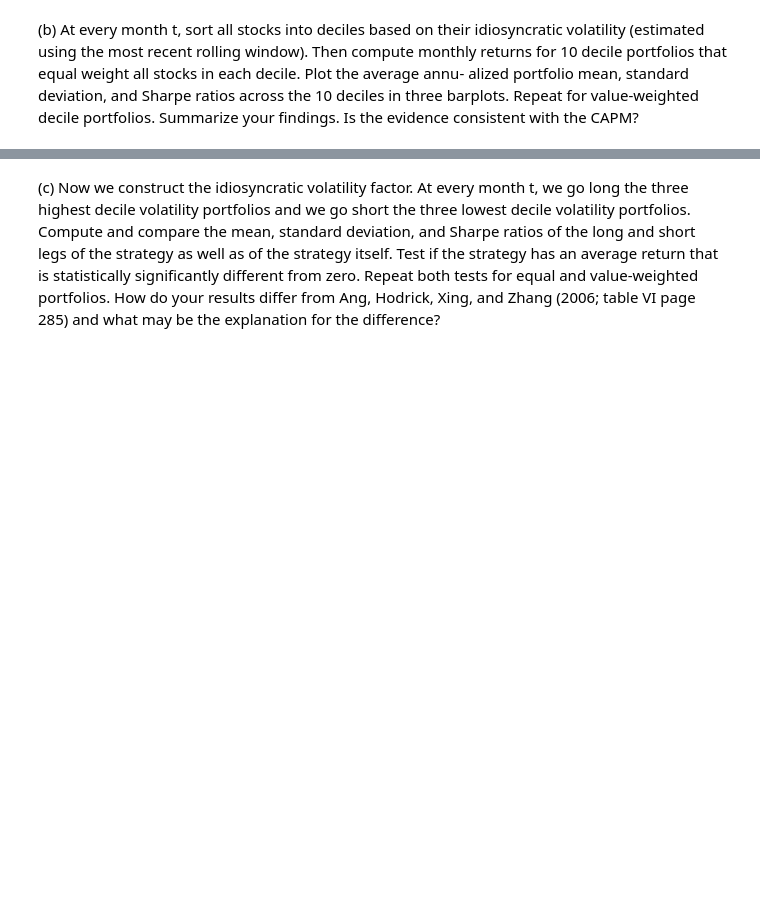
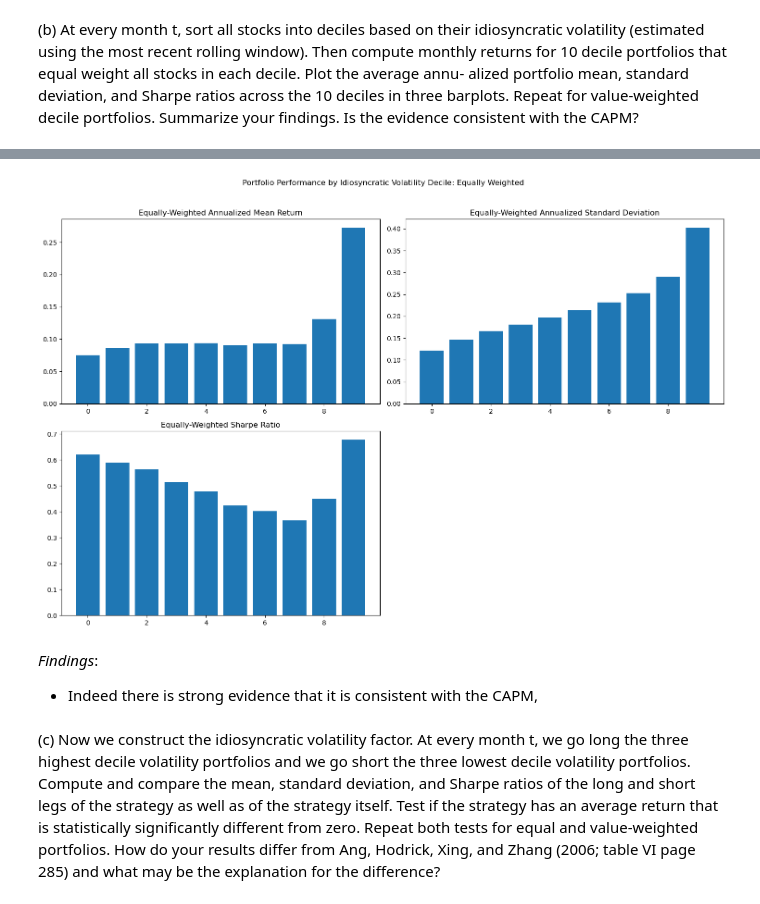
Before and after one commit to Marc-antoineallard74/Investments_project2024, a Jupyter notebook: source/section5.ipynb, the cells around one changed output, grey strips where cells are left out. Saved outputs shown, nothing was run; the diff lists cells and outputs as text; code cells hidden in the pictures; blank space fills up the shorter version.

```diff
--- a/source/section5.ipynb
+++ b/source/section5.ipynb
@@ -43,3 +190,29 @@ Is the evidence consistent with the CAPM?
+# %%
+# Plot decile Equal weighted
+fig, axes = plt.subplots(2, 2, figsize=(15, 10))
+fig.suptitle('Portfolio Performance by Idiosyncratic Volatility Decile: Equally Weighted')
+
+# Equally-Weighted Portfolios
+axes[0, 0].bar(ew_stats.index, ew_stats.apply(lambda x: x[0]))
+axes[0, 0].set_title('Equally-Weighted Annualized Mean Return')
+
+axes[0, 1].bar(ew_stats.index, ew_stats.apply(lambda x: x[1]))
+axes[0, 1].set_title('Equally-Weighted Annualized Standard Deviation')
+
+axes[1, 0].bar(ew_stats.index, ew_stats.apply(lambda x: x[2]))
+axes[1, 0].set_title('Equally-Weighted Sharpe Ratio')
+
+# Hide the fourth subplot
+axes[1, 1].axis('off')
+
+plt.tight_layout(rect=[0, 0, 1, 0.96])
+plt.show()
+# %% [output]
+[figure, added]
+# %% [markdown]
+*Findings*:
+
+- Indeed there is strong evidence that it is consistent with the CAPM,
 # %% [markdown]
 (c) Now we construct the idiosyncratic volatility factor. At every month t, we go long
 the three highest decile volatility portfolios and we go short the three lowest decile
```
Also changed, not shown: parts of 15 cells of this notebook.
